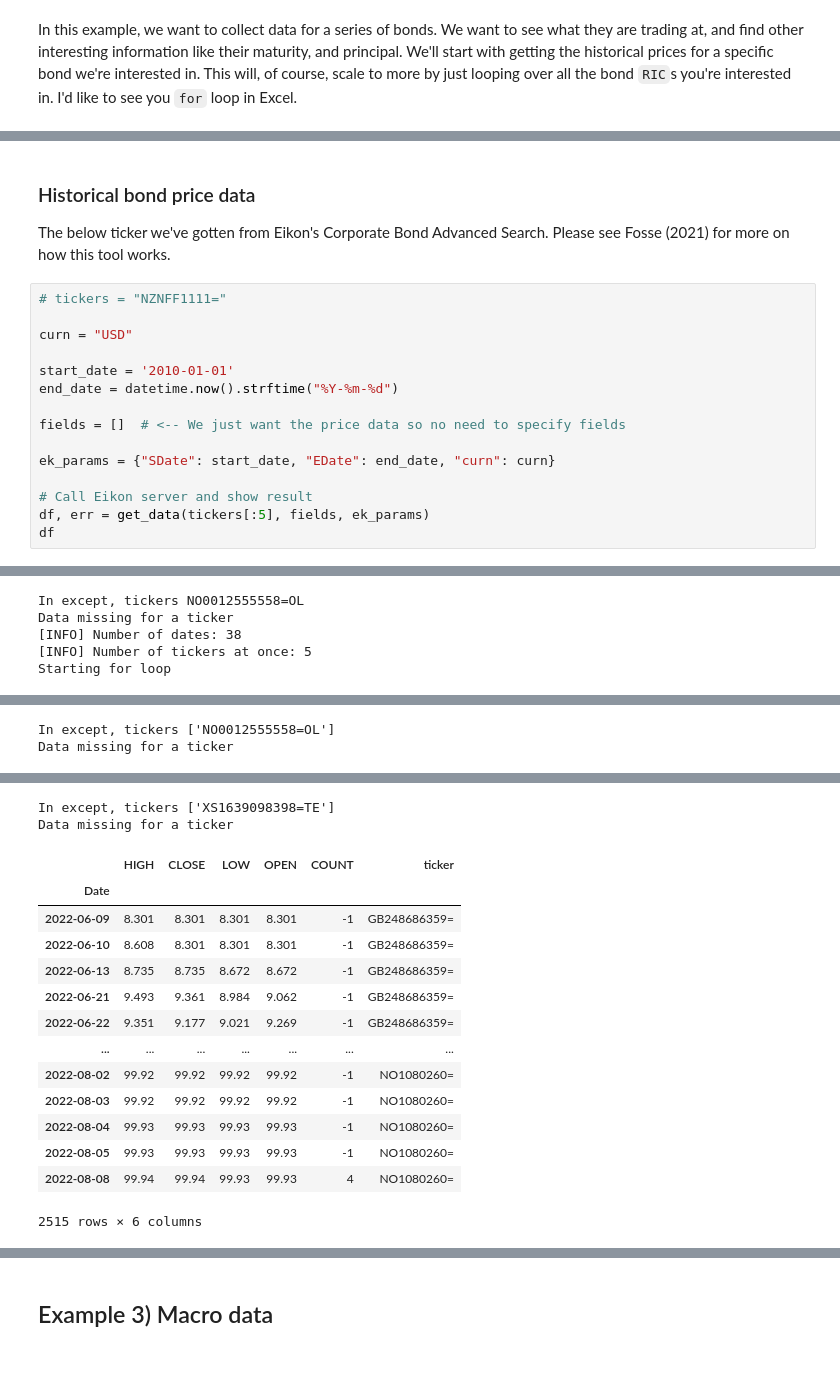
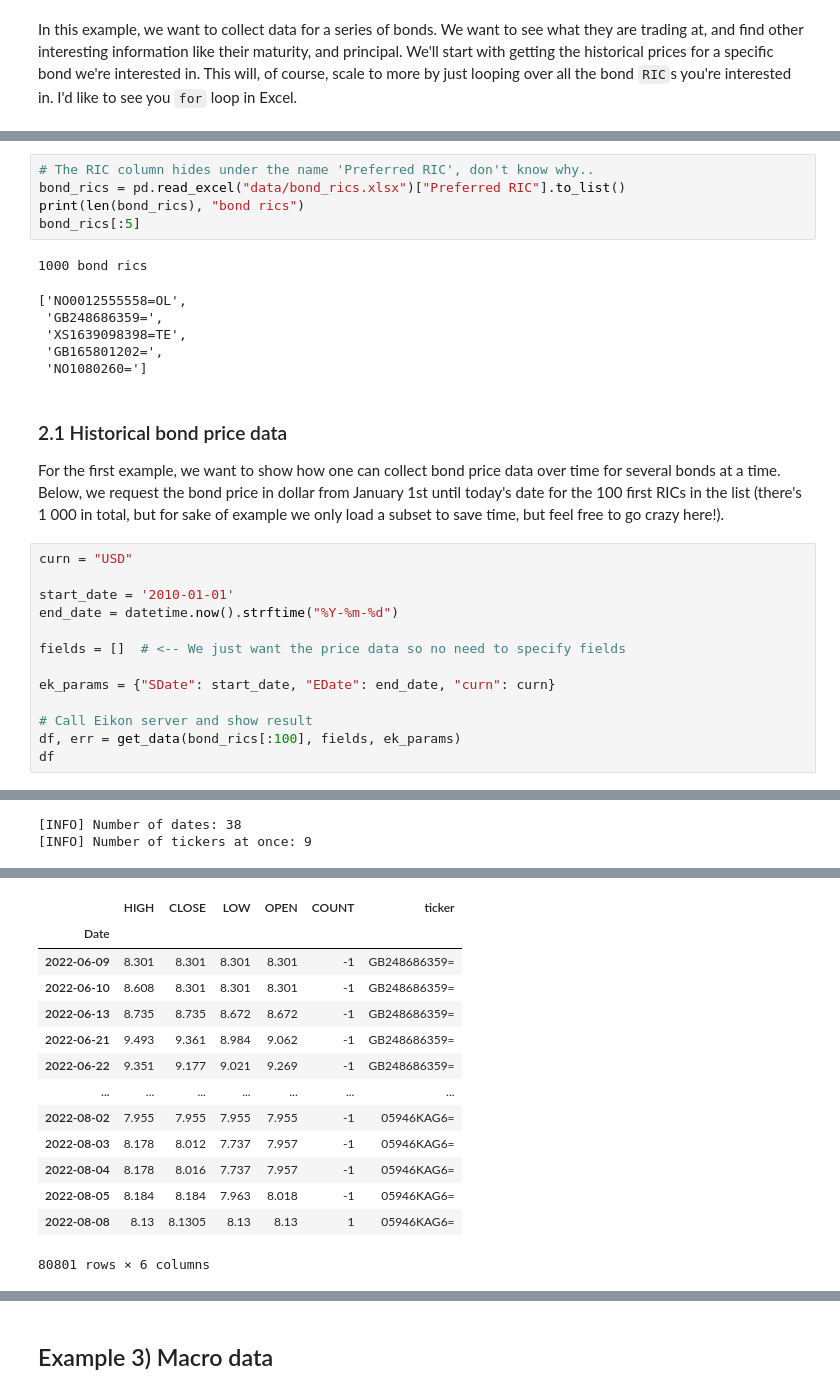
Before and after one commit to Krankile/eikon-wrapper, a Jupyter notebook: data_collection.ipynb, the cells around one changed output, grey strips where cells are left out. Drawn from its saved outputs; the diff is of its cells as text; blank space fills up the shorter version.

```diff
--- a/data_collection.ipynb
+++ b/data_collection.ipynb
@@ -487,10 +488,20 @@ In this example, we want to collect data for a series of bonds. We want to see w
+# %%
+# The RIC column hides under the name 'Preferred RIC', don't know why..
+bond_rics = pd.read_excel("data/bond_rics.xlsx")["Preferred RIC"].to_list()
+print(len(bond_rics), "bond rics")
+bond_rics[:5]
+# %% [output]
+1000 bond rics
+['NO0012555558=OL',
+ 'GB248686359=',
+ 'XS1639098398=TE',
+ 'GB165801202=',
+ 'NO1080260=']
 # %% [markdown]
-### Historical bond price data
+### 2.1 Historical bond price data
 
-The below ticker we've gotten from Eikon's Corporate Bond Advanced Search. Please see Fosse (2021) for more on how this tool works.
+For the first example, we want to show how one can collect bond price data over time for several bonds at a time. Below, we request the bond price in dollar from January 1st until today's date for the 100 first RICs in the list (there's 1 000 in total, but for sake of example we only load a subset to save time, but feel free to go crazy here!).
 # %%
-# tickers = "NZNFF1111="
-
 curn = "USD"
 
 start_date = '2010-01-01'
@@ -501,6 +512,6 @@ fields = []  # <-- We just want the price data so no need to specify fields
 ek_params = {"SDate": start_date, "EDate": end_date, "curn": curn}
 
 # Call Eikon server and show result
-df, err = get_data(tickers[:5], fields, ek_params)
+df, err = get_data(bond_rics[:100], fields, ek_params)
 df
 # %% [output]
@@ -509,5 +520,2 @@ df
-In except, tickers NO0012555558=OL
-Data missing for a ticker
 [INFO] Number of dates: 38
-[INFO] Number of tickers at once: 5
-Starting for loop
+[INFO] Number of tickers at once: 9
@@ -516,2 +540,14 @@ Starting for loop
+|  | HIGH | CLOSE | LOW | OPEN | COUNT | ticker |
+| Date |  |  |  |  |  |  |
+| 2022-06-09 | 8.301 | 8.301 | 8.301 | 8.301 | -1 | GB248686359= |
+| 2022-06-10 | 8.608 | 8.301 | 8.301 | 8.301 | -1 | GB248686359= |
+| 2022-06-13 | 8.735 | 8.735 | 8.672 | 8.672 | -1 | GB248686359= |
+| 2022-06-21 | 9.493 | 9.361 | 8.984 | 9.062 | -1 | GB248686359= |
+| 2022-06-22 | 9.351 | 9.177 | 9.021 | 9.269 | -1 | GB248686359= |
+| ... | ... | ... | ... | ... | ... | ... |
+| 2022-08-02 | 7.955 | 7.955 | 7.955 | 7.955 | -1 | 05946KAG6= |
+| 2022-08-03 | 8.178 | 8.012 | 7.737 | 7.957 | -1 | 05946KAG6= |
+| 2022-08-04 | 8.178 | 8.016 | 7.737 | 7.957 | -1 | 05946KAG6= |
+| 2022-08-05 | 8.184 | 8.184 | 7.963 | 8.018 | -1 | 05946KAG6= |
+| 2022-08-08 | 8.13 | 8.1305 | 8.13 | 8.13 | 1 | 05946KAG6= |
-In except, tickers ['NO0012555558=OL']
-Data missing for a ticker
+80801 rows × 6 columns
@@ -520,16 +553,0 @@ Data missing for a ticker
-In except, tickers ['XS1639098398=TE']
-Data missing for a ticker
-|  | HIGH | CLOSE | LOW | OPEN | COUNT | ticker |
-| Date |  |  |  |  |  |  |
-| 2022-06-09 | 8.301 | 8.301 | 8.301 | 8.301 | -1 | GB248686359= |
-| 2022-06-10 | 8.608 | 8.301 | 8.301 | 8.301 | -1 | GB248686359= |
-| 2022-06-13 | 8.735 | 8.735 | 8.672 | 8.672 | -1 | GB248686359= |
-| 2022-06-21 | 9.493 | 9.361 | 8.984 | 9.062 | -1 | GB248686359= |
-| 2022-06-22 | 9.351 | 9.177 | 9.021 | 9.269 | -1 | GB248686359= |
-| ... | ... | ... | ... | ... | ... | ... |
-| 2022-08-02 | 99.92 | 99.92 | 99.92 | 99.92 | -1 | NO1080260= |
-| 2022-08-03 | 99.92 | 99.92 | 99.92 | 99.92 | -1 | NO1080260= |
-| 2022-08-04 | 99.93 | 99.93 | 99.93 | 99.93 | -1 | NO1080260= |
-| 2022-08-05 | 99.93 | 99.93 | 99.93 | 99.93 | -1 | NO1080260= |
-| 2022-08-08 | 99.94 | 99.94 | 99.93 | 99.93 | 4 | NO1080260= |
-2515 rows × 6 columns
```
Also changed, not shown: parts of 36 cells of this notebook, 1 other file.
